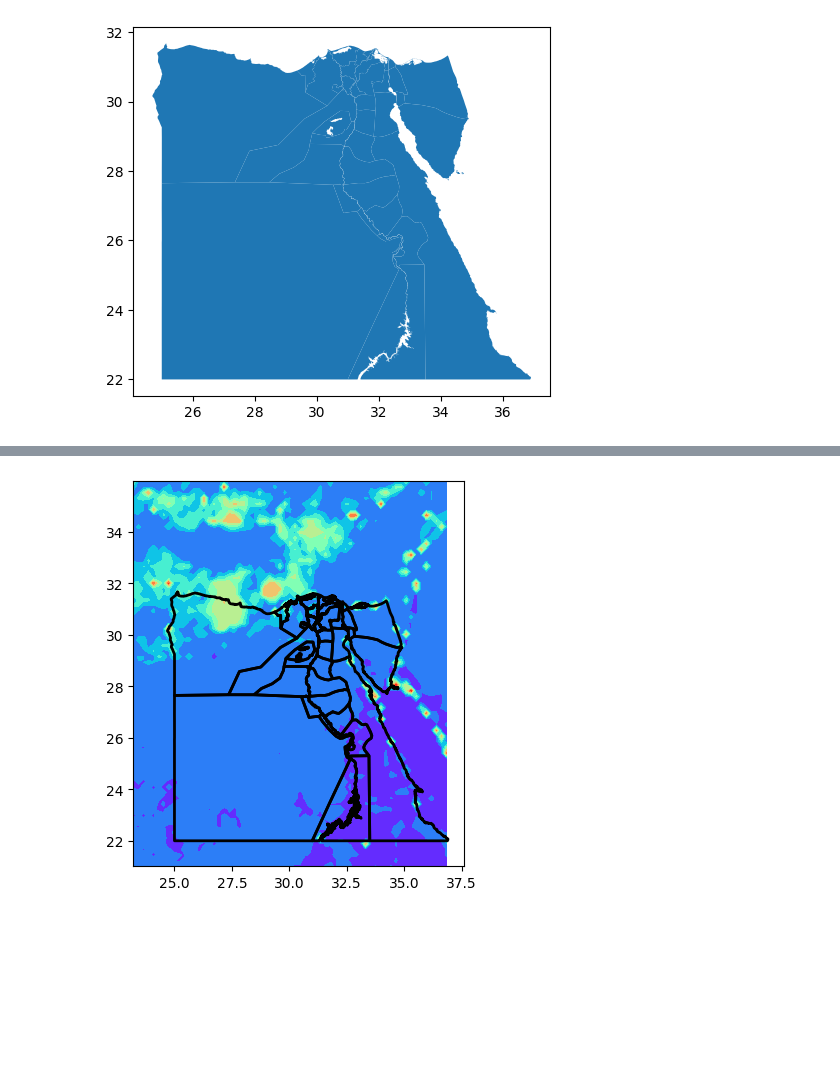
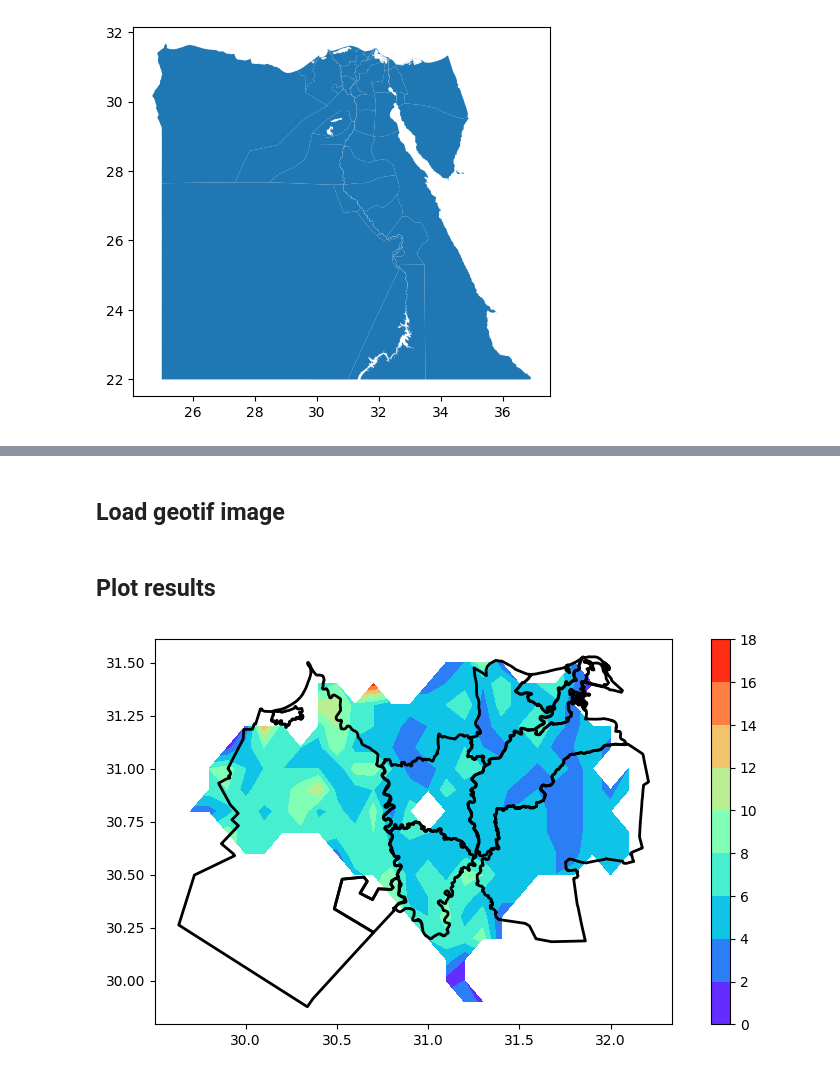
Before and after one commit to MarwaSamyBadr/Plot-geotif-satellite-images-, a Jupyter notebook: geoTif.ipynb, the cells around one changed output, grey strips where cells are left out. Saved outputs shown, nothing was run; the diff lists cells and outputs as text; code cells hidden in the pictures; blank space fills up the shorter version.

```diff
--- a/geoTif.ipynb
+++ b/geoTif.ipynb
@@ -22,0 +45,5 @@ nuts.plot()
+# %%
+area = ['Damietta', 'Dakahlia', 'Kafr El-Sheikh', 'Behera',
+                      'Gharbia', 'Menoufia', 'Qalyubia', 'Sharkia', 'Beheira']
+shp_file = nuts[nuts["ADM1_REF"].isin(area)]
+shp_file.plot()
@@ -24,9 +56,11 @@ nuts.plot()
 minLon= 23.0; minLat= 21.0; maxLon= 37; maxLat= 36.0
 #bbox = [minLon, minLat, maxLon, maxLat]
 def cut_to_bbox(ds, minLon=minLon, minLat=minLat, maxLon=maxLon, maxLat=maxLat):
-    ds = ds.sel(rlon=slice(minLon, maxLon), rlat=slice(minLat, maxLat))
+    ds.rio.write_crs("EPSG:4326", inplace=True)
+    ds = ds.sel(longitude=slice(minLon, maxLon), latitude=slice(minLat, maxLat))
     return ds
 
 def cut_to_region(ds):
-    ds = ds.rio.clip(nuts.geometry.apply(mapping), nuts.crs)
+    ds.rio.write_crs("EPSG:4326", inplace=True)
+    ds = ds.rio.clip(shp_file.geometry.apply(mapping), nuts.crs)
     return ds
@@ -45,8 +87,21 @@ coords_11=np.hstack((lons,lats))
+# %%
+minLon= 23.0; minLat= 21.0; maxLon= 37; maxLat= 32.0
+lats = np.arange(minLat, maxLat + 0.1, 0.1)
+lons = np.arange(minLon, maxLon + 0.1, 0.1)
+
+lon_grid, lat_grid = np.meshgrid(lons, lats)
+
+# Get tuble of longitudes and latitudes
+coords_11 = list(zip(lon_grid.ravel(), lat_grid.ravel()))
+# %% [markdown]
+## Load geotif image
 # %%
-raster_path = '202505300800.tif'
+raster_path = './clippedLAI220250521.tif'
 dff=pd.DataFrame()
 
 with rasterio.open(raster_path) as src:
     dff['cl'] = [x[0] for x in src.sample(coords_11)]
-cl=dff['cl'].to_numpy(dtype='float64').reshape(len(Tmax[0,:,0]),len(Tmax[0,0,:]))
+cl=dff['cl'].to_numpy(dtype='float64').reshape(len(lats),len(lons))
 cl[cl<0]=0
+# %% [markdown]
+## Plot results
@@ -53,15 +110,24 @@ cl[cl<0]=0
 # %%
 ## AWC
 fig = plt.figure(figsize=(10, 5))
 ax = fig.add_subplot(111)
 
-lon_plot=ds_tasmax['lon'].to_numpy()
-lat_plot=ds_tasmax['lat'][:].to_numpy()
+lon_plot=ds['longitude'].to_numpy()
+lat_plot=ds['latitude'][:].to_numpy()
 
-p = ax.contourf(lon_plot,lat_plot,cl,cmap='rainbow',zorder=1)
-nuts.plot(ax=ax, facecolor="none", edgecolor="black", linewidth=2)
+p = ax.contourf(lons,lats,cl,cmap='rainbow',zorder=1)
+shp_file.plot(ax=ax, facecolor="none", edgecolor="black", linewidth=2)
 
-#cbar = fig.colorbar(p, ax=ax)
-plt.savefig('202505300800.png')
+cbar = fig.colorbar(p, ax=ax)
+
+## Plot point on map
+point_lat, point_lon = 30.47, 31.9 # مثال: موقع داخل دلتا النيل
+# تحويل النقطة إلى شكل هندسي
+point = Point(point_lon, point_lat)
+# إنشاء GeoDataFrame للنقطة
+point_gdf = gpd.GeoDataFrame(geometry=[point], crs="EPSG:4326")
+#point_gdf.plot(ax=ax, color='red', marker='*', markersize=200)
+
+plt.savefig('result.png')
 # %% [output]
-[figure, old version]
+[figure, new version]
```
Also changed, not shown: parts of 11 cells of this notebook, 3 other files.
